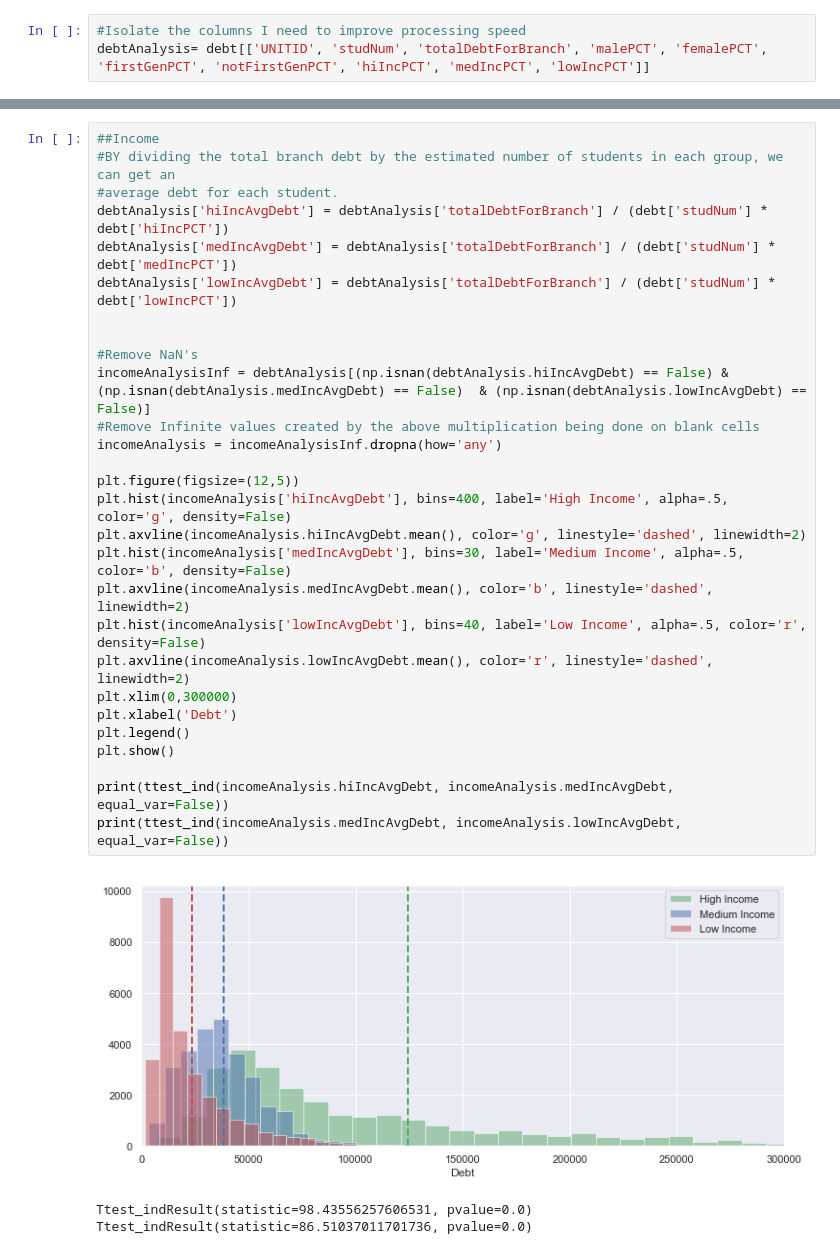
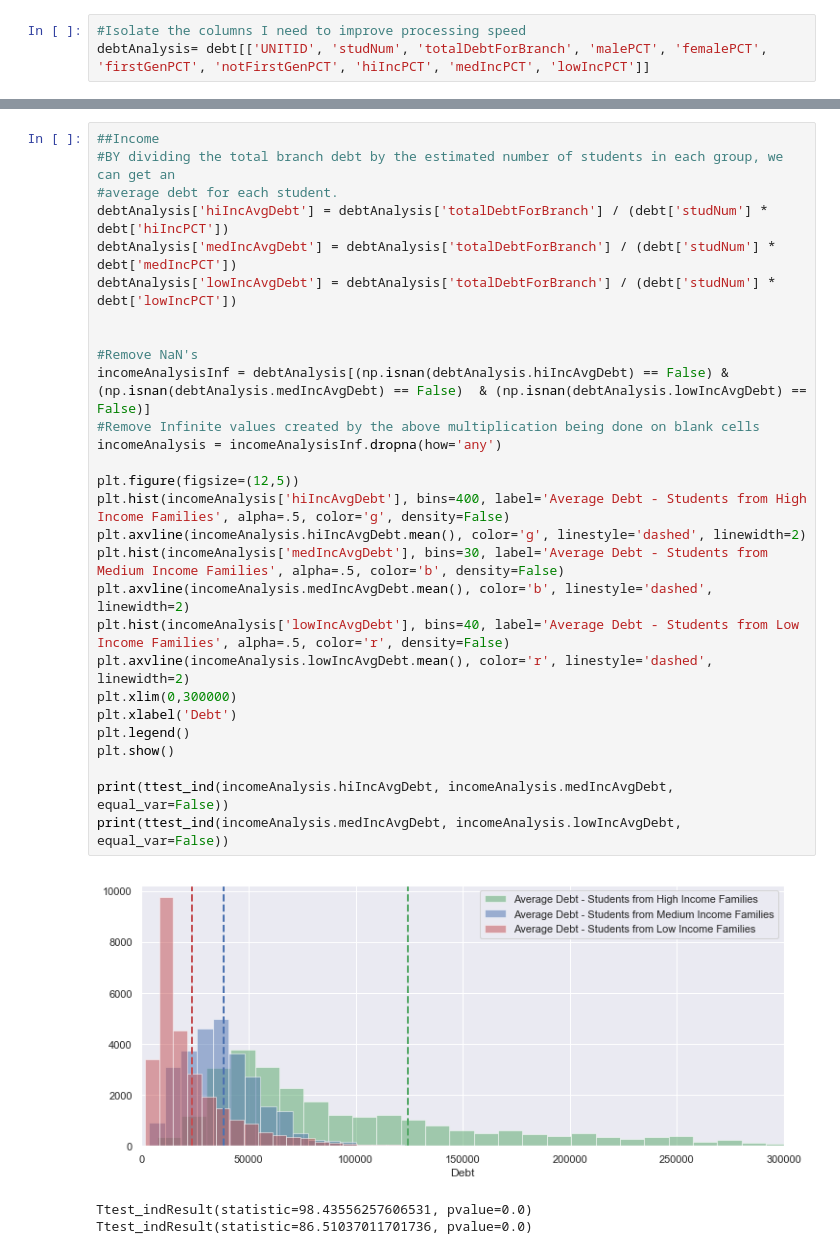
Before and after one commit to YunusBulut/dsprojects, a Jupyter notebook: prepcap/1-StudentDebtReport.ipynb, the cells around one changed output, grey strips where cells are left out. Drawn from its saved outputs; the diff is of its cells as text.

Commit message:
Alpha Changes

```diff
--- a/prepcap/1-StudentDebtReport.ipynb
+++ b/prepcap/1-StudentDebtReport.ipynb
@@ -242,32 +242,32 @@ Ttest_indResult(statistic=48.29341266353475, pvalue=0.0)
 # %%
 ##Income
 #BY dividing the total branch debt by the estimated number of students in each group, we can get an
 #average debt for each student.
 debtAnalysis['hiIncAvgDebt'] = debtAnalysis['totalDebtForBranch'] / (debt['studNum'] * debt['hiIncPCT'])
 debtAnalysis['medIncAvgDebt'] = debtAnalysis['totalDebtForBranch'] / (debt['studNum'] * debt['medIncPCT'])
 debtAnalysis['lowIncAvgDebt'] = debtAnalysis['totalDebtForBranch'] / (debt['studNum'] * debt['lowIncPCT'])
 
 
 #Remove NaN's
 incomeAnalysisInf = debtAnalysis[(np.isnan(debtAnalysis.hiIncAvgDebt) == False) & (np.isnan(debtAnalysis.medIncAvgDebt) == False)  & (np.isnan(debtAnalysis.lowIncAvgDebt) == False)]
 #Remove Infinite values created by the above multiplication being done on blank cells
 incomeAnalysis = incomeAnalysisInf.dropna(how='any')
 
 plt.figure(figsize=(12,5))
-plt.hist(incomeAnalysis['hiIncAvgDebt'], bins=400, label='High Income', alpha=.5, color='g', density=False)
+plt.hist(incomeAnalysis['hiIncAvgDebt'], bins=400, label='Average Debt - Students from High Income Families', alpha=.5, color='g', density=False)
 plt.axvline(incomeAnalysis.hiIncAvgDebt.mean(), color='g', linestyle='dashed', linewidth=2)
-plt.hist(incomeAnalysis['medIncAvgDebt'], bins=30, label='Medium Income', alpha=.5, color='b', density=False)
+plt.hist(incomeAnalysis['medIncAvgDebt'], bins=30, label='Average Debt - Students from Medium Income Families', alpha=.5, color='b', density=False)
 plt.axvline(incomeAnalysis.medIncAvgDebt.mean(), color='b', linestyle='dashed', linewidth=2)
-plt.hist(incomeAnalysis['lowIncAvgDebt'], bins=40, label='Low Income', alpha=.5, color='r', density=False)
+plt.hist(incomeAnalysis['lowIncAvgDebt'], bins=40, label='Average Debt - Students from Low Income Families', alpha=.5, color='r', density=False)
 plt.axvline(incomeAnalysis.lowIncAvgDebt.mean(), color='r', linestyle='dashed', linewidth=2)
 plt.xlim(0,300000)
 plt.xlabel('Debt')
 plt.legend()
 plt.show()
 
 print(ttest_ind(incomeAnalysis.hiIncAvgDebt, incomeAnalysis.medIncAvgDebt, equal_var=False))
 print(ttest_ind(incomeAnalysis.medIncAvgDebt, incomeAnalysis.lowIncAvgDebt, equal_var=False))
 # %% [output]
-[figure, old version]
+[figure, new version]
 Ttest_indResult(statistic=98.43556257606531, pvalue=0.0)
 Ttest_indResult(statistic=86.51037011701736, pvalue=0.0)
```
Also changed, not shown: parts of 2 cells of this notebook, 1 other file.
